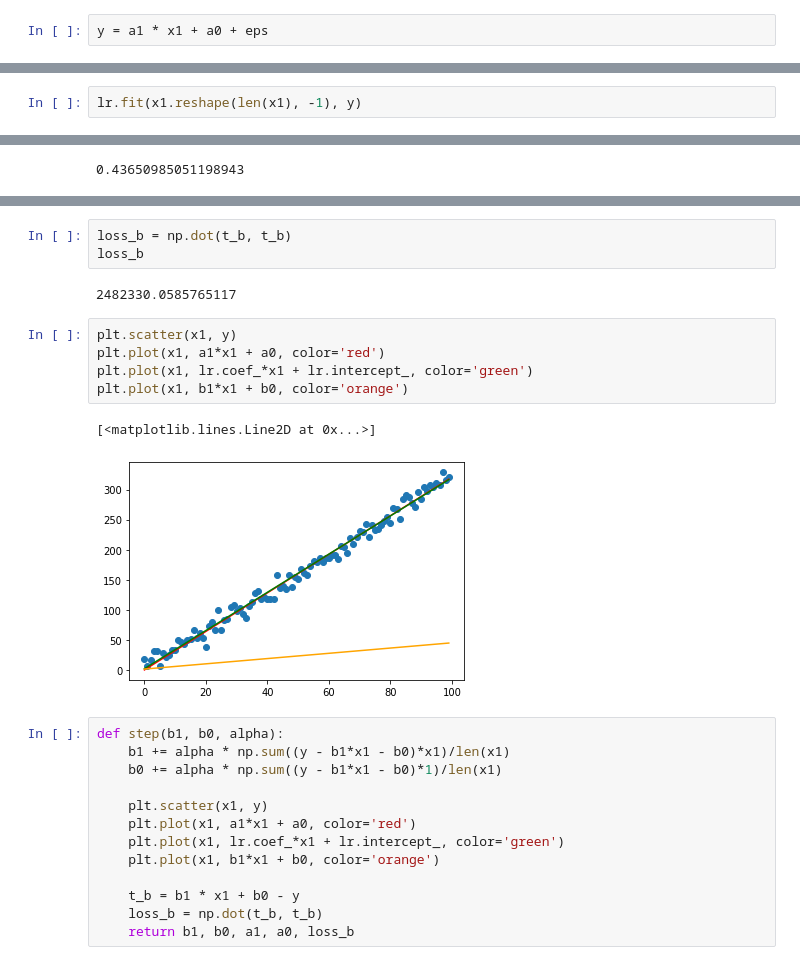
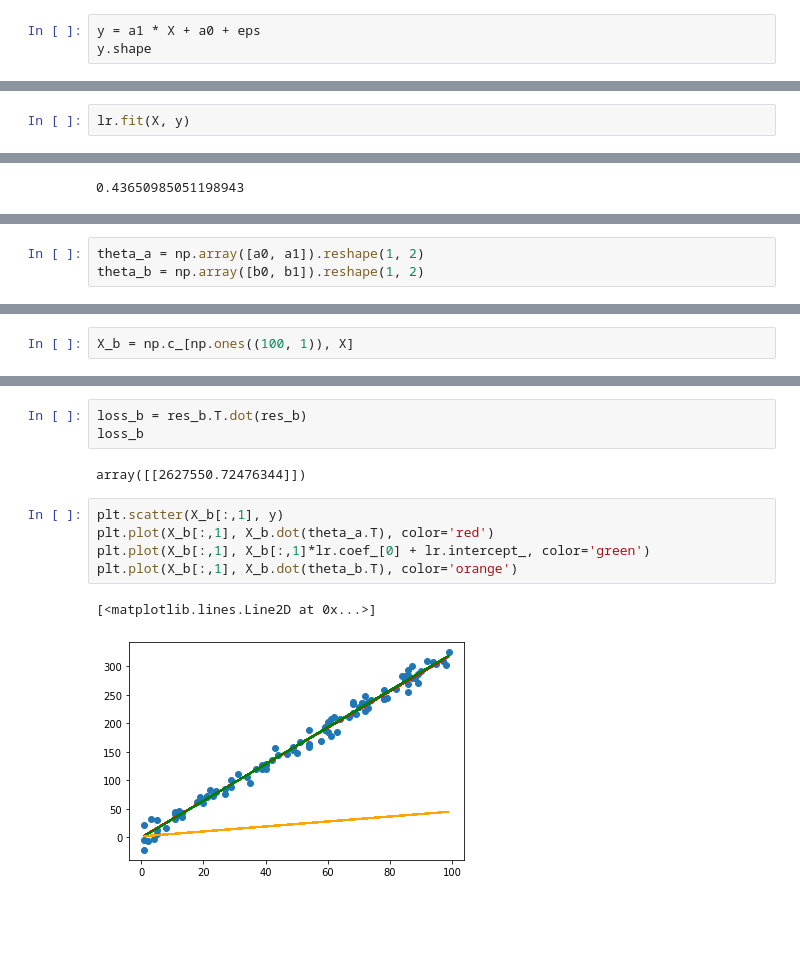
Before and after one commit to yao-eastside/machine-learning-pearls, a Jupyter notebook: linear-models/linear-regression.ipynb, the cells around one changed output, grey strips where cells are left out. Saved outputs shown, nothing was run; the diff lists cells and outputs as text; blank space fills up the shorter version.

```diff
--- a/linear-models/linear-regression.ipynb
+++ b/linear-models/linear-regression.ipynb
@@ -24,2 +47,3 @@ np.dot(eps, eps)
 # %%
-y = a1 * x1 + a0 + eps
+y = a1 * X + a0 + eps
+y.shape
@@ -47,7 +81,7 @@ from sklearn.linear_model import LinearRegression
 # %%
 lr = LinearRegression()
 # %%
-lr.fit(x1.reshape(len(x1), -1), y)
+lr.fit(X, y)
 # %% [output]
 LinearRegression()
 # %%
@@ -95,0 +120,3 @@ array([-17.64052346,  -4.00157208,  -9.78737984, -22.40893199,
+# %%
+theta_a = np.array([a0, a1]).reshape(1, 2)
+theta_b = np.array([b0, b1]).reshape(1, 2)
@@ -95,0 +127,2 @@ array([-17.64052346,  -4.00157208,  -9.78737984, -22.40893199,
+# %%
+X_b = np.c_[np.ones((100, 1)), X]
@@ -101,26 +187,13 @@ loss_a
 # %%
-loss_b = np.dot(t_b, t_b)
+loss_b = res_b.T.dot(res_b)
 loss_b
 # %% [output]
-2482330.0585765117
+array([[2627550.72476344]])
 # %%
-plt.scatter(x1, y)
-plt.plot(x1, a1*x1 + a0, color='red')
-plt.plot(x1, lr.coef_*x1 + lr.intercept_, color='green')
-plt.plot(x1, b1*x1 + b0, color='orange')
+plt.scatter(X_b[:,1], y)
+plt.plot(X_b[:,1], X_b.dot(theta_a.T), color='red')
+plt.plot(X_b[:,1], X_b[:,1]*lr.coef_[0] + lr.intercept_, color='green')
+plt.plot(X_b[:,1], X_b.dot(theta_b.T), color='orange')
 # %% [output]
 [<matplotlib.lines.Line2D at 0x...>]
-[figure, old version]
+[figure, new version]
-# %%
-def step(b1, b0, alpha):
-    b1 += alpha * np.sum((y - b1*x1 - b0)*x1)/len(x1)
-    b0 += alpha * np.sum((y - b1*x1 - b0)*1)/len(x1)
-
-    plt.scatter(x1, y)
-    plt.plot(x1, a1*x1 + a0, color='red')
-    plt.plot(x1, lr.coef_*x1 + lr.intercept_, color='green')
-    plt.plot(x1, b1*x1 + b0, color='orange')
-
-    t_b = b1 * x1 + b0 - y
-    loss_b = np.dot(t_b, t_b)
-    return b1, b0, a1, a0, loss_b
```
Also changed, not shown: parts of 32 cells of this notebook.
